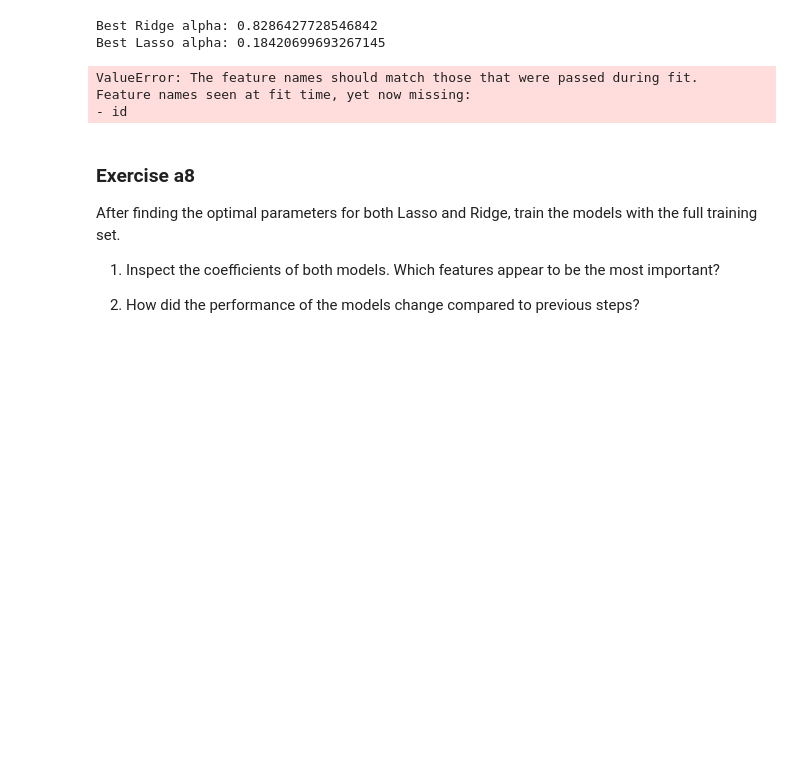
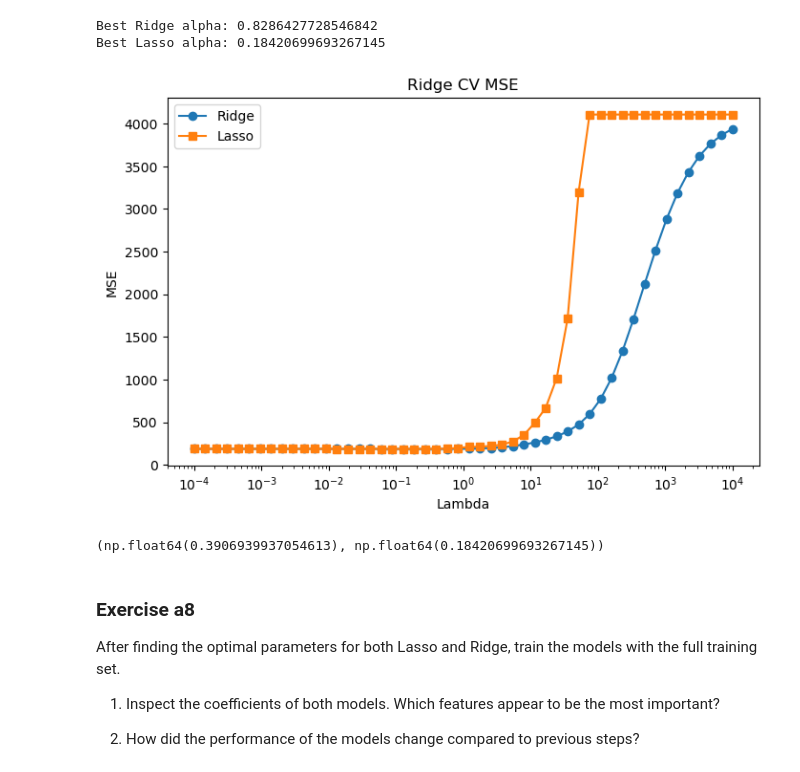
Before and after one commit to Simon-Simonsen/ML_Exercises, a Jupyter notebook: week3-cross-validation/Exercises_CrossValidation_Ex.ipynb, the cells around one changed output. Drawn from its saved outputs; the diff is of its cells as text; code cells hidden in the pictures; blank space fills up the shorter version.

```diff
--- a/week3-cross-validation/Exercises_CrossValidation_Ex.ipynb
+++ b/week3-cross-validation/Exercises_CrossValidation_Ex.ipynb
@@ -598,42 +598,56 @@ Best Lasso alpha: 0.18420699693267145
 from sklearn.linear_model import RidgeCV
 from sklearn.linear_model import LassoCV
 from sklearn.model_selection import cross_val_score
+y = "Calories"
+X= ["Age","Height","Weight","Duration","Heart_Rate","Body_Temp","Sex_female","Sex_male"]
 data = pd.read_csv("calories.csv")
 data = pd.get_dummies(data, columns=["Sex"], dtype=int)
 data = data.drop("id", axis=1)
 X_train, X_test, y_train, y_test = train_test_split(data[X],data[y],test_size = 0.25, random_state=42)
 X_train_sub, X_val, y_train_sub, y_val = train_test_split(X_train, y_train, test_size=0.25, random_state=42)
 lambdas = np.logspace(-4,4,50)
 
 
-X_train_sub = scaler.fit_transform(X_tr)
+X_train_sub = scaler.fit_transform(X_train_sub)
 X_val = scaler.transform(X_val)
 mse_ridge = []
 #Ridge
 ridge_cv = RidgeCV(alphas=lambdas, cv=5)
 ridge_cv.fit(X_train_sub, y_train_sub)
 for alpha in lambdas:
     ridge = Ridge(alpha=alpha)
     # Note: scoring='neg_mean_squared_error' → need to take -score
     scores = cross_val_score(ridge, X_train_sub, y_train_sub,
                              cv=5, scoring='neg_mean_squared_error')
     mse_ridge.append(-scores.mean())
 #Lasso
 lasso_cv = LassoCV(alphas=lambdas, cv=5, max_iter=10000)
 lasso_cv.fit(X_train_sub, y_train_sub)
+mse_lasso = []
+for alpha in lambdas:
+    lasso = Lasso(alpha=alpha)
+    # Note: scoring='neg_mean_squared_error' → need to take -score
+    scores = cross_val_score(lasso, X_train_sub, y_train_sub,
+                             cv=5, scoring='neg_mean_squared_error')
+    mse_lasso.append(-scores.mean())
 
-plt.plot(lambdas, mse_ridge, marker='o')
+
+plt.figure(figsize=(8,5))
+plt.plot(lambdas, mse_ridge, marker='o', label = "Ridge")
+plt.plot(lambdas,mse_lasso,marker="s", label="Lasso" )
 plt.xscale('log')
 plt.xlabel('Lambda')
 plt.ylabel('MSE')
 plt.title('Ridge CV MSE')
+plt.legend()
 plt.show()
 best_ridge = lambdas[np.argmin(mse_ridge)]
 best_ridge
+best_lasso = lambdas[np.argmin(mse_lasso)]
+best_ridge, best_lasso
 # %% [output]
+[figure, added]
-ValueError: The feature names should match those that were passed during fit.
-Feature names seen at fit time, yet now missing:
-- id
+(np.float64(0.3906939937054613), np.float64(0.18420699693267145))
 # %% [markdown]
 ### Exercise a8
 
```
Also changed, not shown: parts of 1 cell of this notebook, 3 other files.
